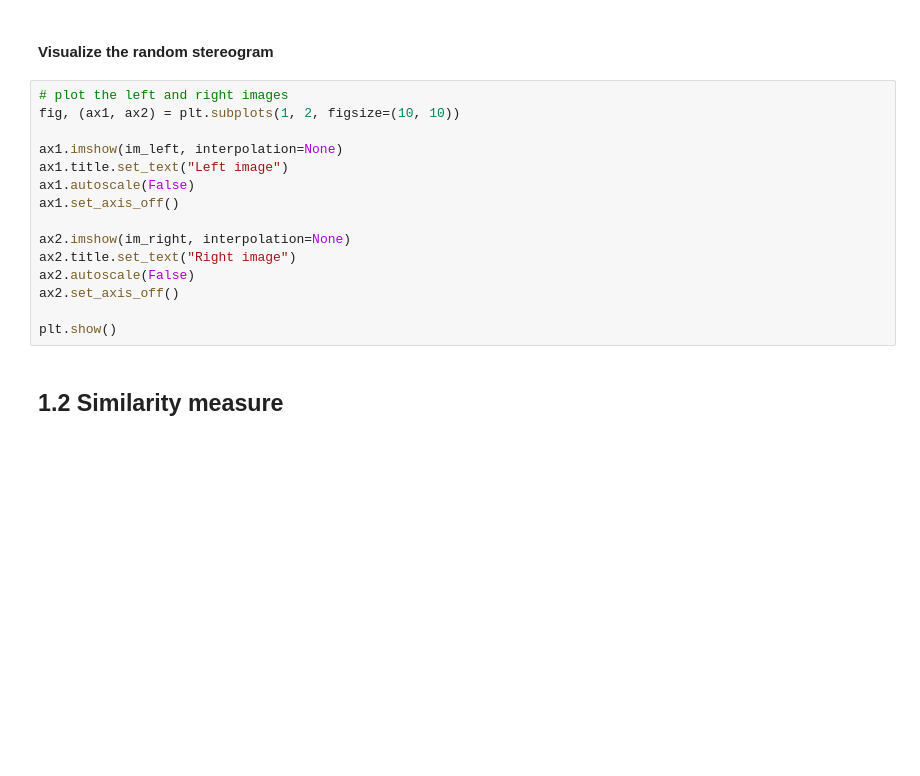
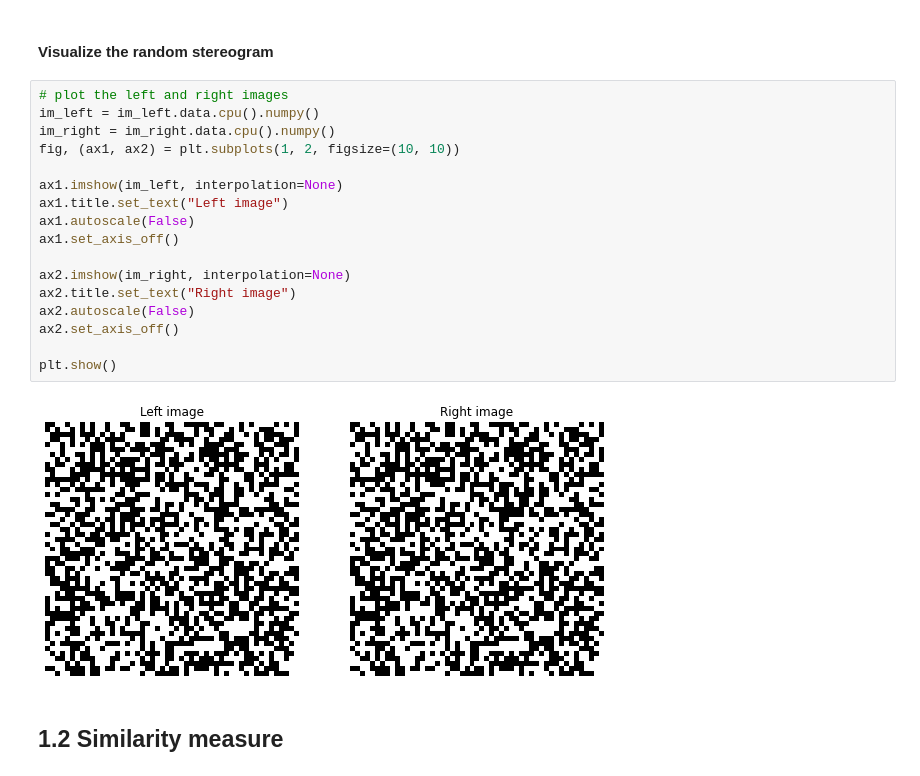
Before and after one commit to pranavshenoykp/computerVision, a Jupyter notebook: proj4/proj4_code/part1_simple_stereo.ipynb, the cells around one changed output. Drawn from its saved outputs; the diff is of its cells as text; blank space fills up the shorter version.

```diff
--- a/proj4/proj4_code/part1_simple_stereo.ipynb
+++ b/proj4/proj4_code/part1_simple_stereo.ipynb
@@ -46,19 +51,23 @@ print('Test for random dot stereogram', verify(test_generate_random_stereogram))
 #### Visualize the random stereogram
 # %%
 # plot the left and right images
+im_left = im_left.data.cpu().numpy()
+im_right = im_right.data.cpu().numpy()
 fig, (ax1, ax2) = plt.subplots(1, 2, figsize=(10, 10))
 
 ax1.imshow(im_left, interpolation=None)
 ax1.title.set_text("Left image")
 ax1.autoscale(False)
 ax1.set_axis_off()
 
 ax2.imshow(im_right, interpolation=None)
 ax2.title.set_text("Right image")
 ax2.autoscale(False)
 ax2.set_axis_off()
 
 plt.show()
+# %% [output]
+[figure, added]
 # %% [markdown]
 ## 1.2 Similarity measure
 # %% [markdown]
```
Also changed, not shown: parts of 15 cells of this notebook, 6 other files.
